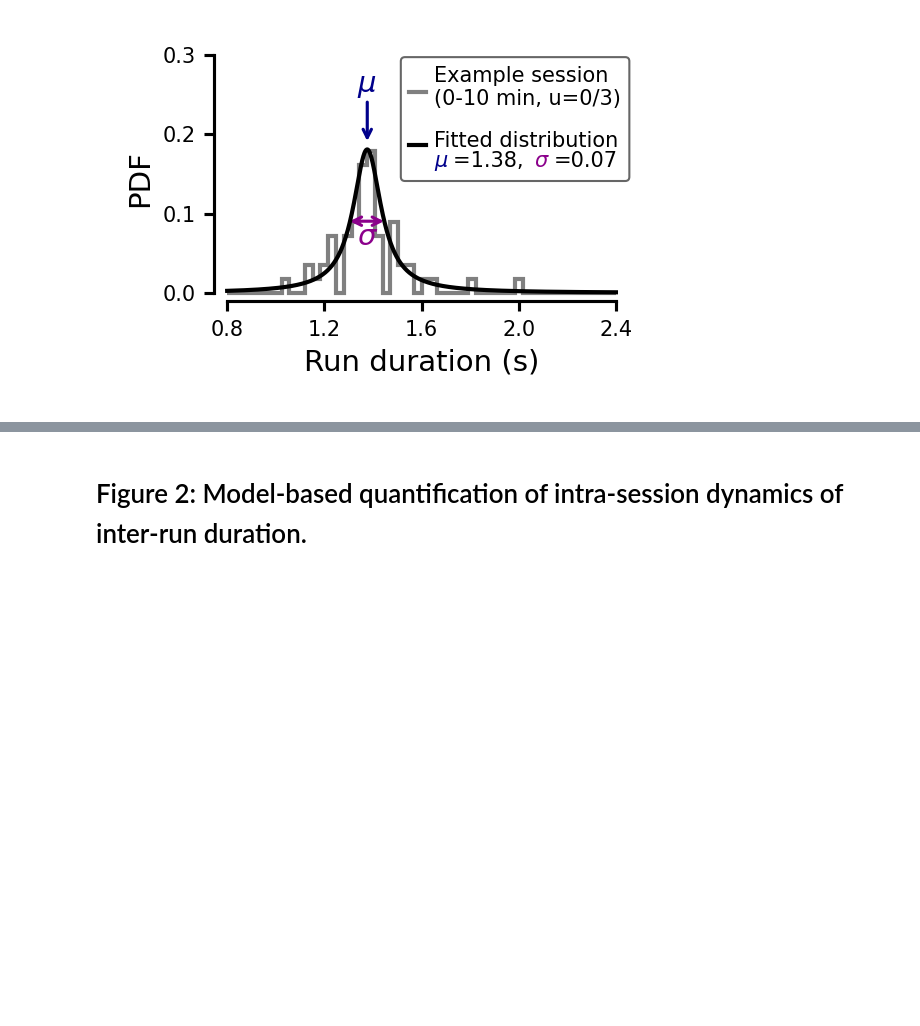
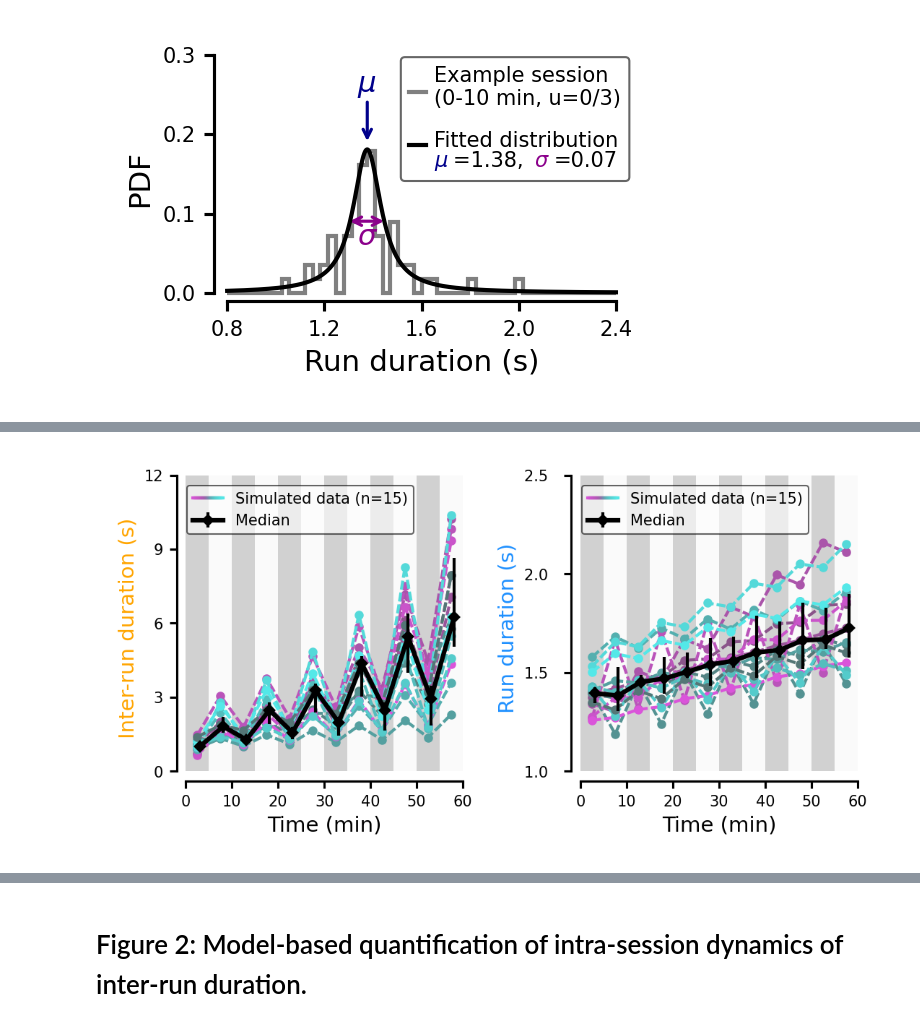
Before and after one commit to HeathenToaster/RunningFastAndSlow, a Jupyter notebook: Figure_2.ipynb, the cells around one changed output, grey strips where cells are left out. Saved outputs shown, nothing was run; the diff lists cells and outputs as text; code cells hidden in the pictures; blank space fills up the shorter version.

```diff
--- a/Figure_2.ipynb
+++ b/Figure_2.ipynb
@@ -765,0 +766,93 @@ FigureS6E(ax=ax, show_ylabel=True)
+# %%
+alpha_0, alpha_t, alpha_u, gamma_0, gamma_t, gamma_u, mu_0, mu_t, mu_u, sigma_0, sigma_t, sigma_u = pickle.load(open("picklejar/ModelsFitsAllRats.p", "rb"))
+
+def plot_fits(ax, animal_list, example_rat=example_rat, run_or_interrun='run'):
+    assert run_or_interrun in ['R', 'IR'], "run_or_interrun must be 'R' or 'IR'"
+    N_bins = 6
+    N_avg = 4
+    cond = '120'
+
+    rewardProbaBlock = [90, 10, 90, 10, 90, 10, 90, 10, 90, 10, 90, 10]
+    blocks =  [[0, 300],  [300, 600],  [600, 900],  [900, 1200],
+                [1200, 1500],  [1500, 1800],  [1800, 2100],  [2100, 2400],
+                [2400, 2700],  [2700, 3000],  [3000, 3300],  [3300, 3600]]
+
+    for i in range(0, len(blocks)):
+        ax.axvspan(blocks[i][0]/60, blocks[i][1]/60, ymin=1/30, ymax=1, color='grey', alpha=rewardProbaBlock[i]/250, lw=0)
+
+    if run_or_interrun == 'IR':
+        ax.set_ylabel("Inter-run duration (s)", color='orange')
+        ax.set_ylim(0, 12)
+        ax.set_yticks([0, 3, 6, 9, 12])
+    else:
+        ax.set_ylabel("Run duration (s)", color='dodgerblue')
+        ax.set_ylim(1, 2.5)
+        ax.set_yticks([1, 1.5, 2, 2.5])
+        ax.yaxis.set_major_formatter('{x:<5.1f}')
+
+    ax.set_xlabel("Time (min)")
+    ax.set_xlim(0, 60)
+    ax.set_xticks([0, 10, 20, 30, 40, 50, 60])
+
+    space_axes(ax)
+
+    x = [(blocks[i][1] + blocks[i][0])/120 for i in range(0, len(blocks))]
+
+    model_fits = {animal: [] for animal in animal_list}
+    for animal in animal_list:
+        PARAM1 = np.zeros((N_bins, N_avg))
+        PARAM2 = np.zeros((N_bins, N_avg))
+        for bin in range(N_bins):
+            for avg in range(N_avg):
+                if run_or_interrun == 'IR':
+                    PARAM1[bin, avg] = alpha_0[animal][cond] + bin * alpha_t[animal][cond] + avg * alpha_u[animal][cond]
+                    PARAM2[bin, avg] = gamma_0[animal][cond] + bin * gamma_t[animal][cond] + avg * gamma_u[animal][cond]
+                elif run_or_interrun == 'R':
+                    PARAM1[bin, avg] = mu_0[animal][cond] + bin * mu_t[animal][cond] + avg * mu_u[animal][cond]
+                    PARAM2[bin, avg] = sigma_0[animal][cond] + bin * sigma_t[animal][cond] + avg * sigma_u[animal][cond]
+
+        param_1 = []
+        param_2 = []
+        for i in range(6):
+            param_1.append(.9*PARAM1[i][0]+0.1*PARAM1[i][1])
+            param_1.append(.9*PARAM1[i][-1]+0.1*PARAM1[i][-2])
+            param_2.append(.9*PARAM2[i][0]+0.1*PARAM2[i][1])
+            param_2.append(.9*PARAM2[i][-1]+0.1*PARAM2[i][-2])
+
+        simulation_f = generate_idle_time if run_or_interrun == 'IR' else generate_running_time
+        simulated_data = [simulation_f(param_1[i], param_2[i], 10000) for i in range(12)]
+        model_fit = [np.median(simulated_data[i]) for i in range(12)]
+        model_fits[animal] = model_fit
+        zorder = 10 if animal == example_rat else 5
+        ax.plot(x, model_fit, color=rat_markers[animal][0], marker='o', ms=2, ls=(0, (3, 1)), zorder=zorder)
+
+    shift = .625
+
+    xx = [xi + shift for xi in x]
+    yy = [np.median([model_fits[animal][i] for animal in animal_list]) for i in range(len(x))]
+
+
+    bot, top = 25, 75
+    err = []
+    for i in range(len(x)):
+        median = np.median([model_fits[animal][i] for animal in animal_list])
+        percentile_bot = np.percentile([model_fits[animal][i] for animal in animal_list], bot)
+        percentile_top = np.percentile([model_fits[animal][i] for animal in animal_list], top)
+        err.append([median - percentile_bot, percentile_top - median])
+    err = np.array(err).T
+
+    median = ax.errorbar(xx, yy, yerr=err, capsize=0,
+                        color='k', marker='D', markersize=2, lw=1.5, elinewidth=1,
+                        label=f'Median', zorder=100
+                        )
+
+    add_colored_intact(ax, handles=[median], type='line',
+                    labels=['Median'], text=f'Simulated data (n={len(animal_list)})',
+                    loc='upper left', bbox=(.01, .99))
+
+
+fig, (ax, ax1) = plt.subplots(1, 2, figsize=(cm2inch(9), cm2inch(4.5)))
+plot_fits(ax, intact_rats, run_or_interrun='IR')
+plot_fits(ax1, intact_rats, run_or_interrun='R')
+# %% [output]
+[figure, added]
```
Also changed, not shown: parts of 7 cells of this notebook, 2 other files.
